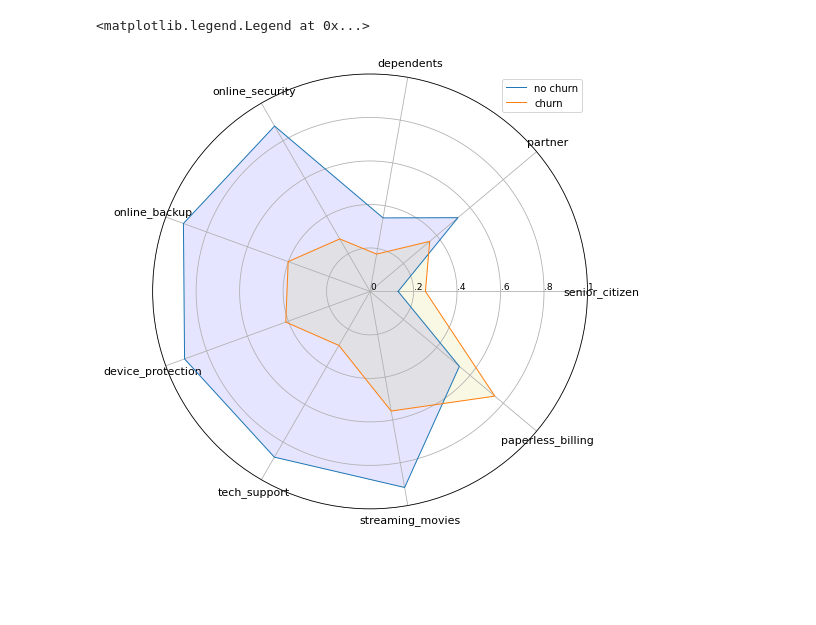
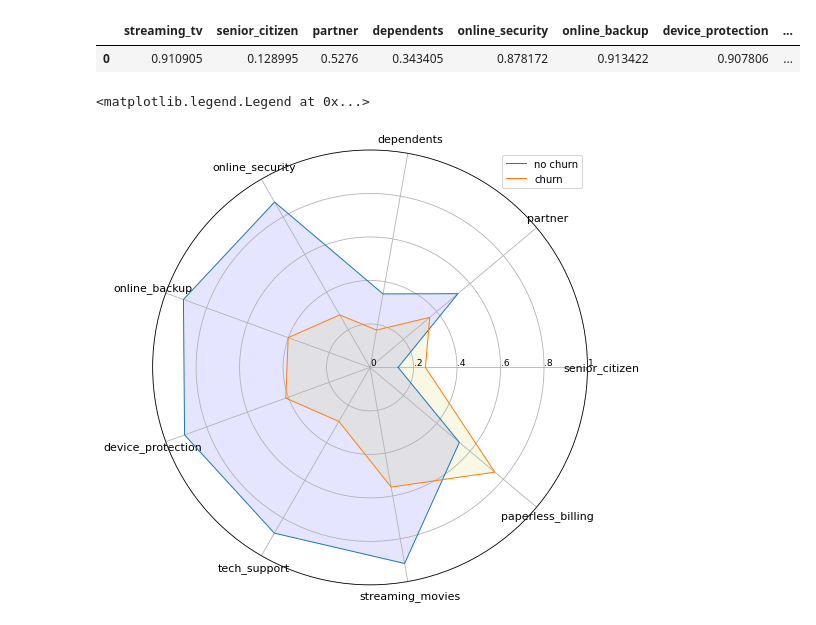
Before and after one commit to ravinder79/Telco_Churn, a Jupyter notebook: Radar chart.ipynb, the cells around one changed output. Drawn from its saved outputs; the diff is of its cells as text; code cells hidden in the pictures; blank space fills up the shorter version.

```diff
--- a/Radar chart.ipynb
+++ b/Radar chart.ipynb
@@ -70,3 +27,10 @@ df['monthly_charges_bins'] = pd.cut(df.monthly_charges,
+# %%
+df = acquire_r.get_data_from_sql()
+df = wrangle.wrangle_telco(df)
+df['monthly_charges_bins'] = pd.cut(df.monthly_charges,
+                [0,20,40,60,80,100,120],labels=[0,1,2,3,4,5])
+df['number_of_lines'] = df.multiple_lines.replace({'Yes':2, 'No':1,\
+                                        'No phone service':0})
 # %%
 df1_0 = df[['streaming_tv','senior_citizen','partner','dependents',
          'online_security','online_backup','device_protection',
@@ -95 +54,6 @@ df1_1
+# %%
+df1_0
+# %% [output]
+|  | streaming_tv | senior_citizen | partner | dependents | online_security | online_backup | device_protection | ... |
+| 0 | 0.910905 | 0.128995 | 0.5276 | 0.343405 | 0.878172 | 0.913422 | 0.907806 | ... |
 # %%
```
Also changed, not shown: parts of 4 cells of this notebook, 3 other files.
